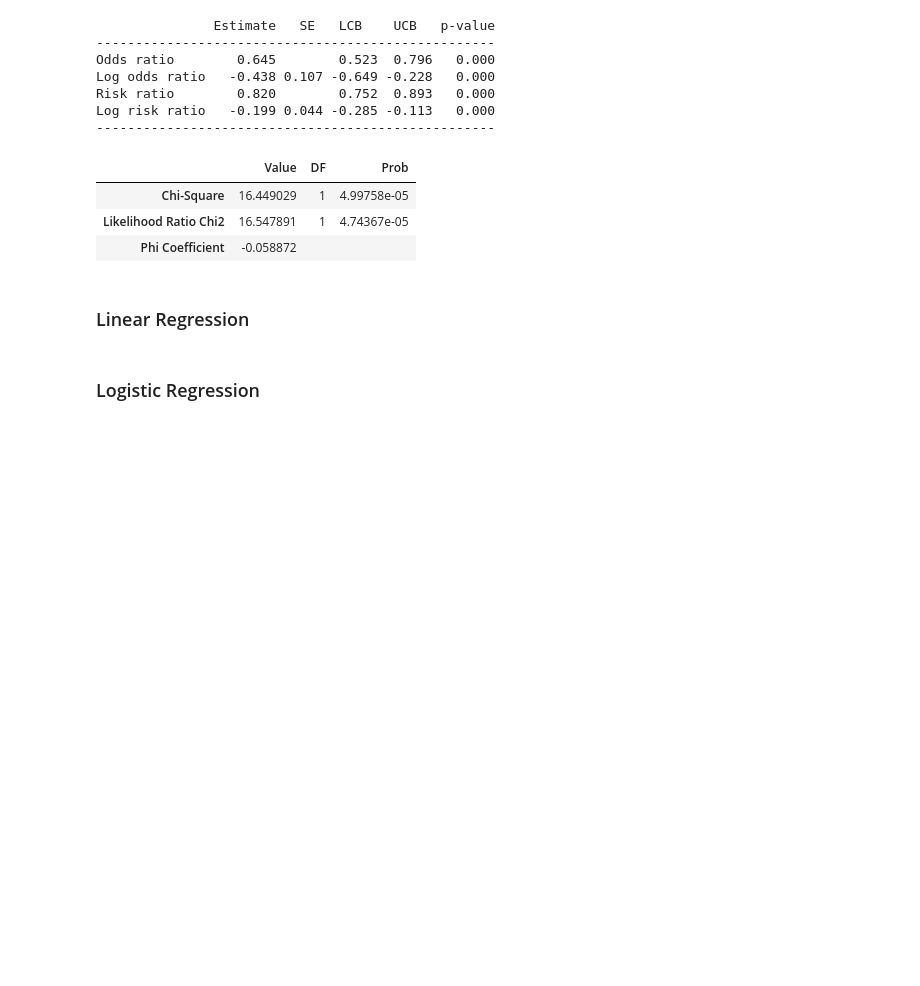
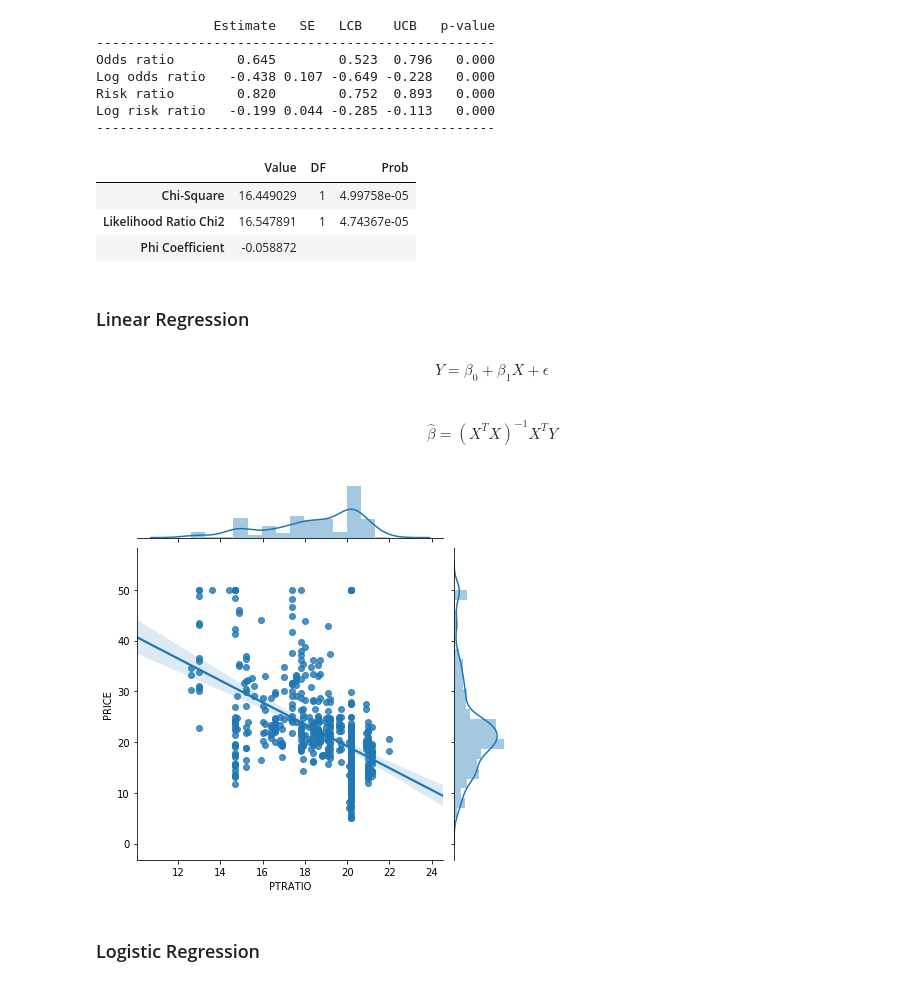
Before and after one commit to pmleffers/ExploratoryToolbox, a Jupyter notebook: Stats.ipynb, the cells around one changed output. Saved outputs shown, nothing was run; the diff lists cells and outputs as text; code cells hidden in the pictures; blank space fills up the shorter version.

```diff
--- a/Stats.ipynb
+++ b/Stats.ipynb
@@ -514,2 +475,37 @@ print(coefs)
+# %% [markdown]
+$$Y = \beta_0 + \beta_1 X + \epsilon$$
+# %% [markdown]
+$$\hat\beta =  (X^T X)^{-1}X^T Y$$
+# %%
+from sklearn.datasets import load_boston
+boston = load_boston()
+bos = pd.DataFrame(boston.data)
+bos.columns = boston.feature_names
+bos['PRICE'] = boston.target
+# %%
+from sklearn.linear_model import LinearRegression
+from sklearn import feature_selection
+
+def linear_regression(X, y):
+    '''
+    Regression Function for this project.
+    '''
+    X_reshape=X.values.reshape(-1,1)
+    reg = LinearRegression().fit(X_reshape, y)
+    intercept = reg.intercept_
+    coef = reg.coef_
+    predict=reg.predict(X_reshape)
+    r2 = reg.score(X_reshape, y)
+    fstat,pvalue=sklearn.feature_selection.f_regression(X_reshape, y)
+    fstat[0],r2,pvalue[0],intercept,coef,predict
+    try:
+        sns.jointplot(X, y, kind="reg")
+    except:
+        print("Can't Plot.")
+    return
+# %%
+linear_regression(bos.PTRATIO, bos.PRICE)
+# %% [output]
+[figure, added]
 # %% [markdown]
 ### Logistic Regression
```
Also changed, not shown: parts of 13 cells of this notebook.
